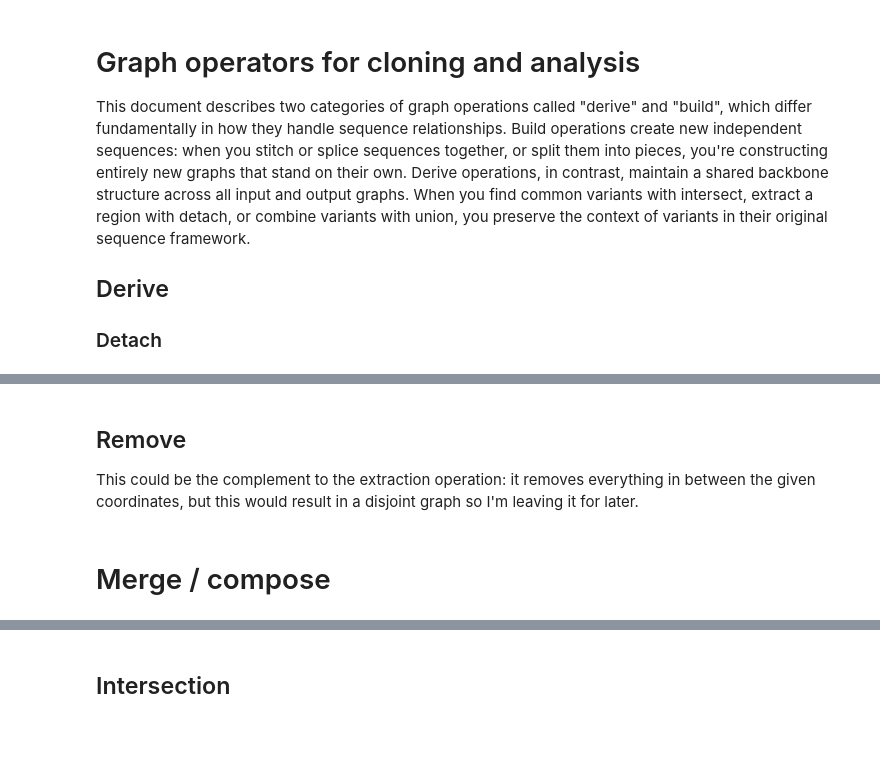
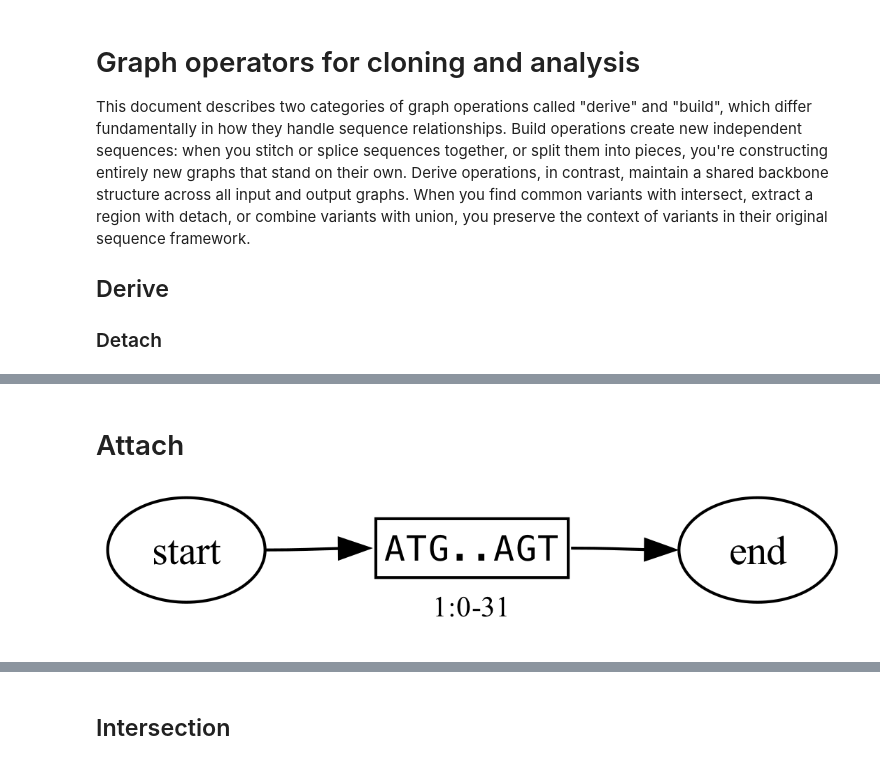
Before and after one commit to ginkgobioworks/gen, a Jupyter notebook: docs/figures/operators.ipynb, the cells around one changed output, grey strips where cells are left out. Drawn from its saved outputs; the diff is of its cells as text; code cells hidden in the pictures; blank space fills up the shorter version.

```diff
--- a/docs/figures/operators.ipynb
+++ b/docs/figures/operators.ipynb
@@ -107,14 +141,12 @@ display(new_img)
-# %% [markdown]
-## Remove
-
-This could be the complement to the extraction operation: it removes everything in between the given coordinates, but this would result in a disjoint graph so I'm leaving it for later.
-# %% [markdown]
-# Merge / compose
+# %% [markdown]
+# Attach
 # %%
-G_all = genfig.Graph()
-n1 = G_all.add_node('ATGAGTAAAGGAGAAGAACTTTTCACTGGAGT') # Derived from BBa_K1896001
+G_ref = genfig.Graph()
+n1 = G_ref.add_node('ATGAGTAAAGGAGAAGAACTTTTCACTGGAGT') # Derived from BBa_K1896001
 G_all.connect_to_source(n1)
 G_all.connect_to_sink(n1)
+# %% [output]
+[figure, added]
 # %%
 G_all.remove_highlights()
 
```
Also changed, not shown: parts of 5 cells of this notebook, 2 other files.
